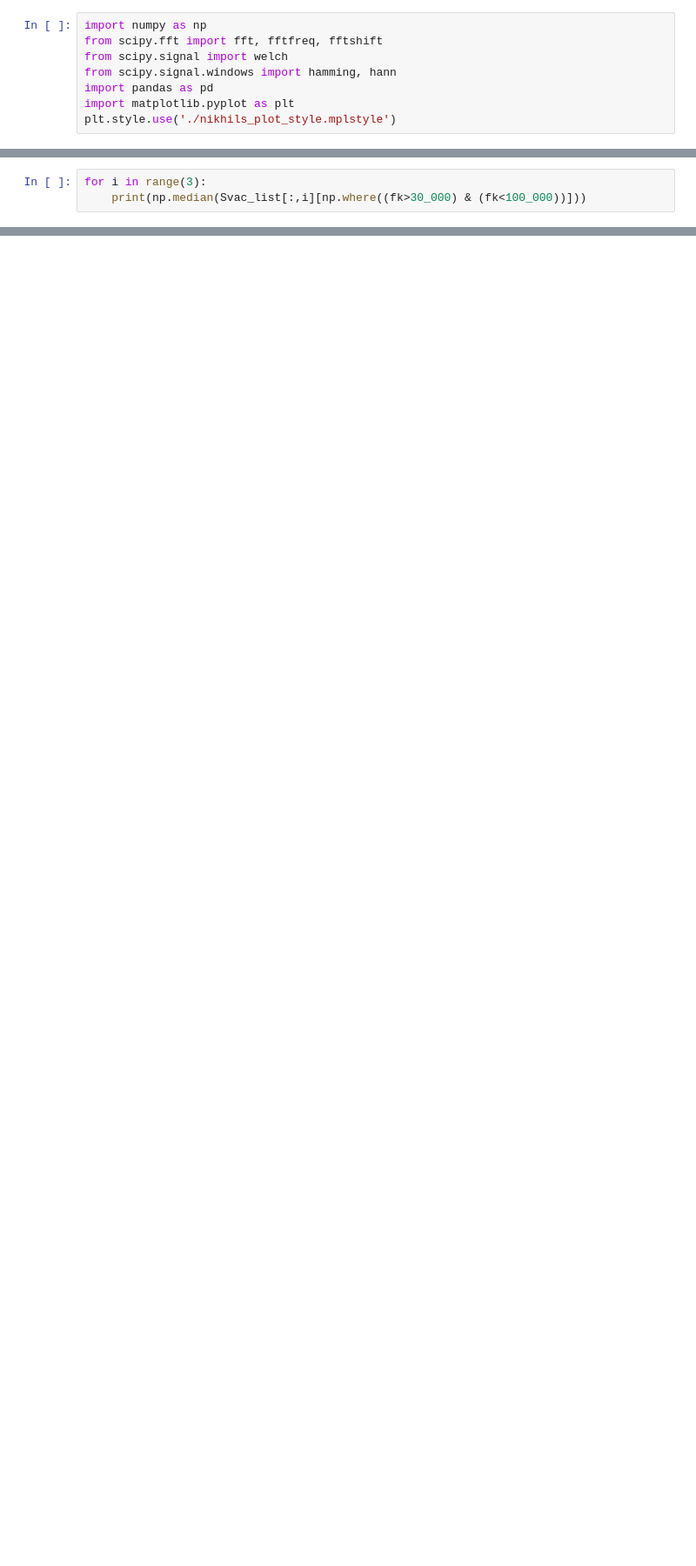
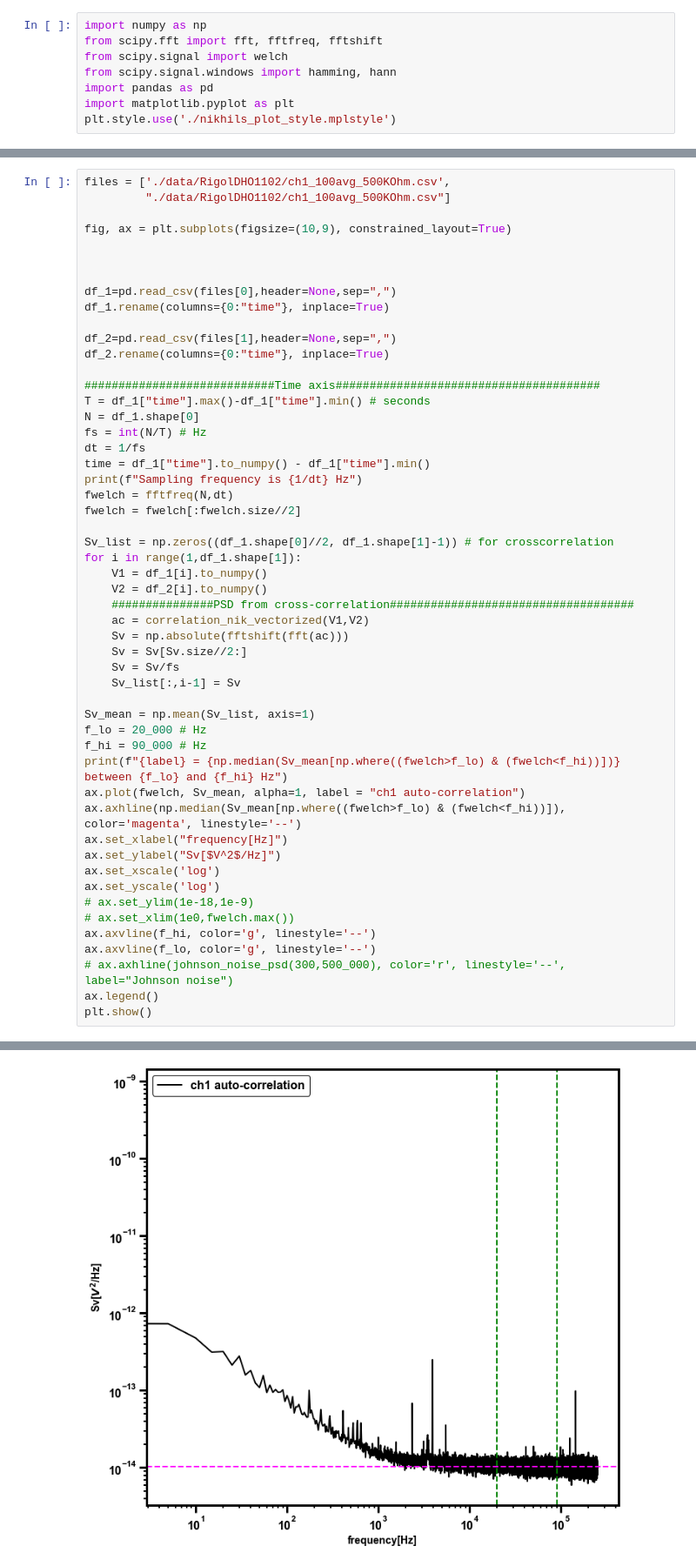
Before and after one commit to NikhilTilak/scripts, a Jupyter notebook: noise.ipynb, the cells around one changed output, grey strips where cells are left out. Shown: that part at 87% size. Drawn from its saved outputs; the diff is of its cells as text; blank space fills up the shorter version.

```diff
--- a/noise.ipynb
+++ b/noise.ipynb
@@ -282,3 +178,0 @@ plt.show()
-# %%
-for i in range(3):
-    print(np.median(Svac_list[:,i][np.where((fk>30_000) & (fk<100_000))]))
@@ -294,0 +279,53 @@ plt.show()
+# %%
+files = ['./data/RigolDHO1102/ch1_100avg_500KOhm.csv',
+         "./data/RigolDHO1102/ch1_100avg_500KOhm.csv"]
+
+fig, ax = plt.subplots(figsize=(10,9), constrained_layout=True)
+
+
+
+df_1=pd.read_csv(files[0],header=None,sep=",")
+df_1.rename(columns={0:"time"}, inplace=True)
+
+df_2=pd.read_csv(files[1],header=None,sep=",")
+df_2.rename(columns={0:"time"}, inplace=True)
+
+############################Time axis#######################################
+T = df_1["time"].max()-df_1["time"].min() # seconds
+N = df_1.shape[0]
+fs = int(N/T) # Hz
+dt = 1/fs
+time = df_1["time"].to_numpy() - df_1["time"].min()
+print(f"Sampling frequency is {1/dt} Hz")
+fwelch = fftfreq(N,dt)
+fwelch = fwelch[:fwelch.size//2]
+
+Sv_list = np.zeros((df_1.shape[0]//2, df_1.shape[1]-1)) # for crosscorrelation
+for i in range(1,df_1.shape[1]):
+    V1 = df_1[i].to_numpy()
+    V2 = df_2[i].to_numpy()
+    ###############PSD from cross-correlation####################################
+    ac = correlation_nik_vectorized(V1,V2)
+    Sv = np.absolute(fftshift(fft(ac)))
+    Sv = Sv[Sv.size//2:]
+    Sv = Sv/fs
+    Sv_list[:,i-1] = Sv
+
+Sv_mean = np.mean(Sv_list, axis=1)
+f_lo = 20_000 # Hz
+f_hi = 90_000 # Hz
+print(f"{label} = {np.median(Sv_mean[np.where((fwelch>f_lo) & (fwelch<f_hi))])} between {f_lo} and {f_hi} Hz")
+ax.plot(fwelch, Sv_mean, alpha=1, label = "ch1 auto-correlation")
+ax.axhline(np.median(Sv_mean[np.where((fwelch>f_lo) & (fwelch<f_hi))]), color='magenta', linestyle='--')
+ax.set_xlabel("frequency[Hz]")
+ax.set_ylabel("Sv[$V^2$/Hz]")
+ax.set_xscale('log')
+ax.set_yscale('log')
+# ax.set_ylim(1e-18,1e-9)
+# ax.set_xlim(1e0,fwelch.max())
+ax.axvline(f_hi, color='g', linestyle='--')
+ax.axvline(f_lo, color='g', linestyle='--')
+# ax.axhline(johnson_noise_psd(300,500_000), color='r', linestyle='--', label="Johnson noise")
+ax.legend()
+plt.show()
+# %% [output]
@@ -294,0 +334 @@ plt.show()
+[figure, added]
```
Also changed, not shown: parts of 20 cells of this notebook.
